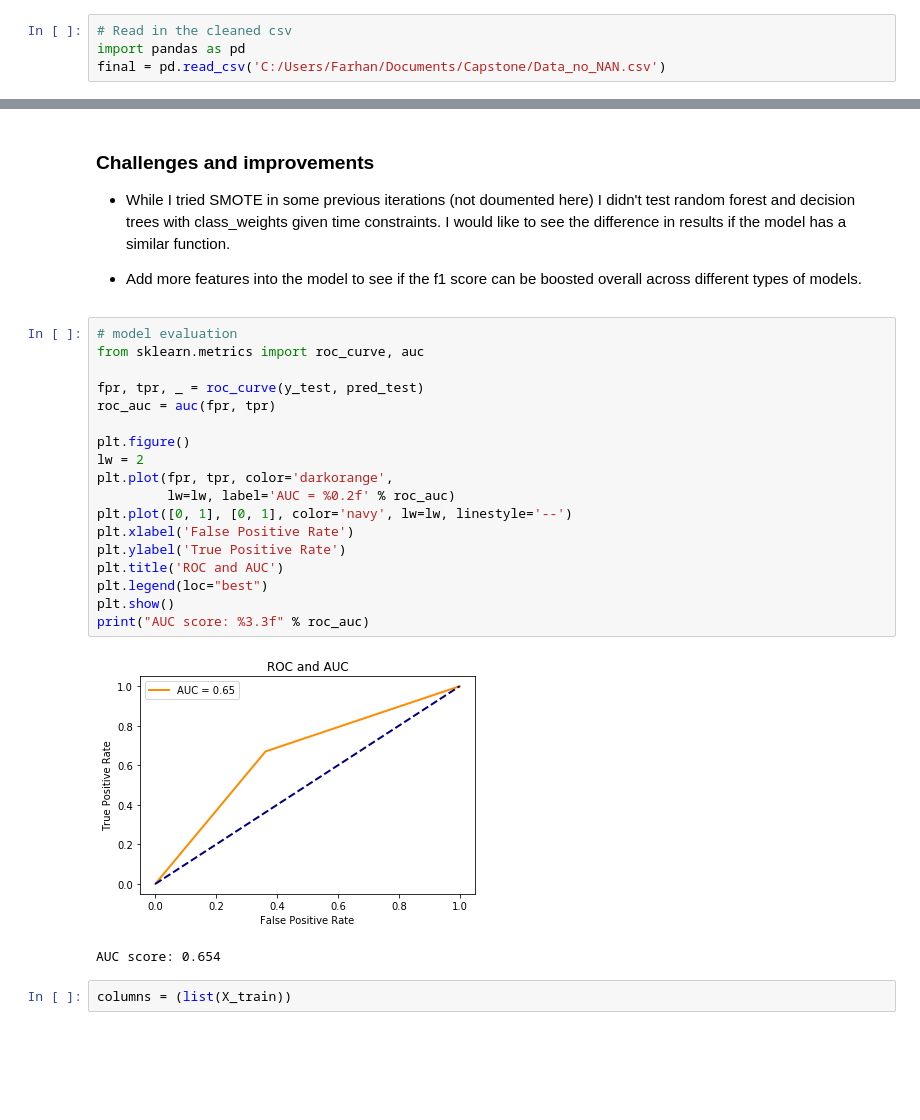
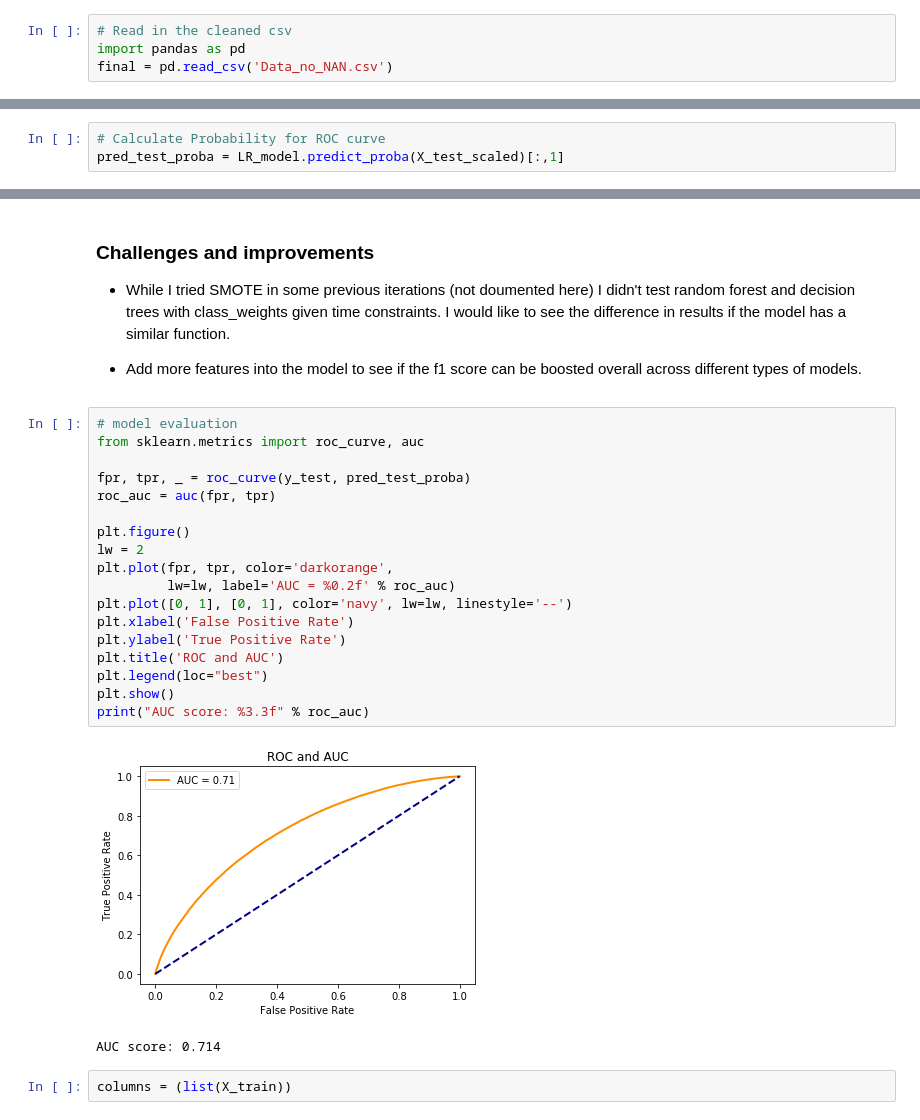
Before and after one commit to farhansaad/Predicting-Bad-Debt-Lending-Club-dataset, a Jupyter notebook: Farhan_Ahmed_Capstone_Code.ipynb, the cells around one changed output, grey strips where cells are left out. Drawn from its saved outputs; the diff is of its cells as text; blank space fills up the shorter version.

```diff
--- a/Farhan_Ahmed_Capstone_Code.ipynb
+++ b/Farhan_Ahmed_Capstone_Code.ipynb
@@ -50,7 +92,7 @@ Exported this to CSV as loading the full data again and again was becoming cumbe
 # %%
 # Read in the cleaned csv
 import pandas as pd
-final = pd.read_csv('C:/Users/Farhan/Documents/Capstone/Data_no_NAN.csv')
+final = pd.read_csv('Data_no_NAN.csv')
 # %%
 # check shape
 final.shape
@@ -370,0 +375,3 @@ Confusion matrix:
+# %%
+# Calculate Probability for ROC curve
+pred_test_proba = LR_model.predict_proba(X_test_scaled)[:,1]
@@ -377,24 +396,24 @@ Confusion matrix:
 # %%
 # model evaluation
 from sklearn.metrics import roc_curve, auc
 
-fpr, tpr, _ = roc_curve(y_test, pred_test)
+fpr, tpr, _ = roc_curve(y_test, pred_test_proba)
 roc_auc = auc(fpr, tpr)
 
 plt.figure()
 lw = 2
 plt.plot(fpr, tpr, color='darkorange',
          lw=lw, label='AUC = %0.2f' % roc_auc)
 plt.plot([0, 1], [0, 1], color='navy', lw=lw, linestyle='--')
 plt.xlabel('False Positive Rate')
 plt.ylabel('True Positive Rate')
 plt.title('ROC and AUC')
 plt.legend(loc="best")
 plt.show()
 print("AUC score: %3.3f" % roc_auc)
 # %% [output]
-[figure, old version]
+[figure, new version]
-AUC score: 0.654
+AUC score: 0.714
 # %%
 columns = (list(X_train))
 # %%
```
Also changed, not shown: parts of 23 cells of this notebook.
